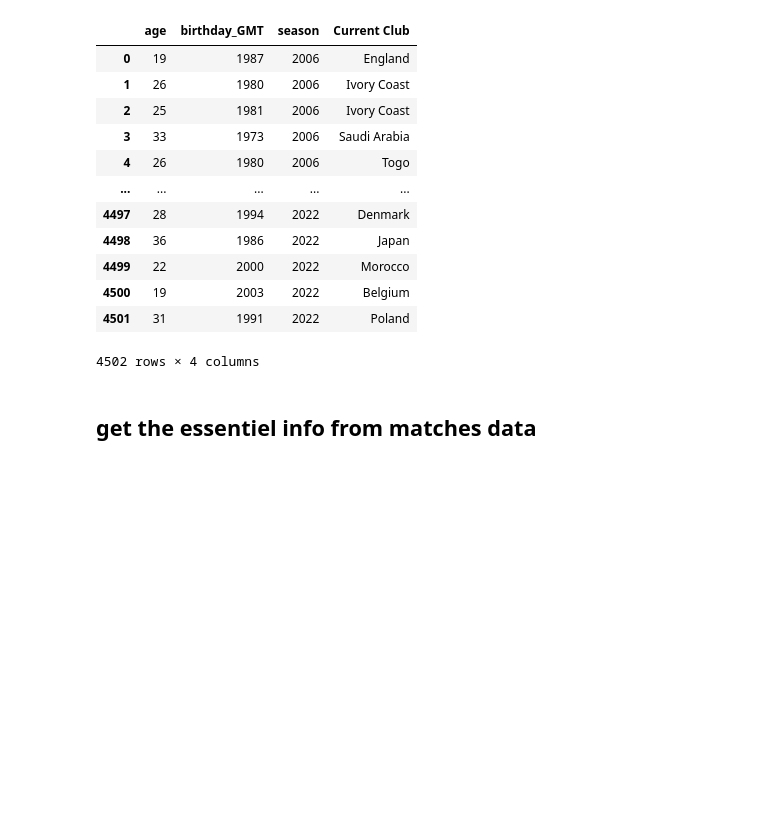
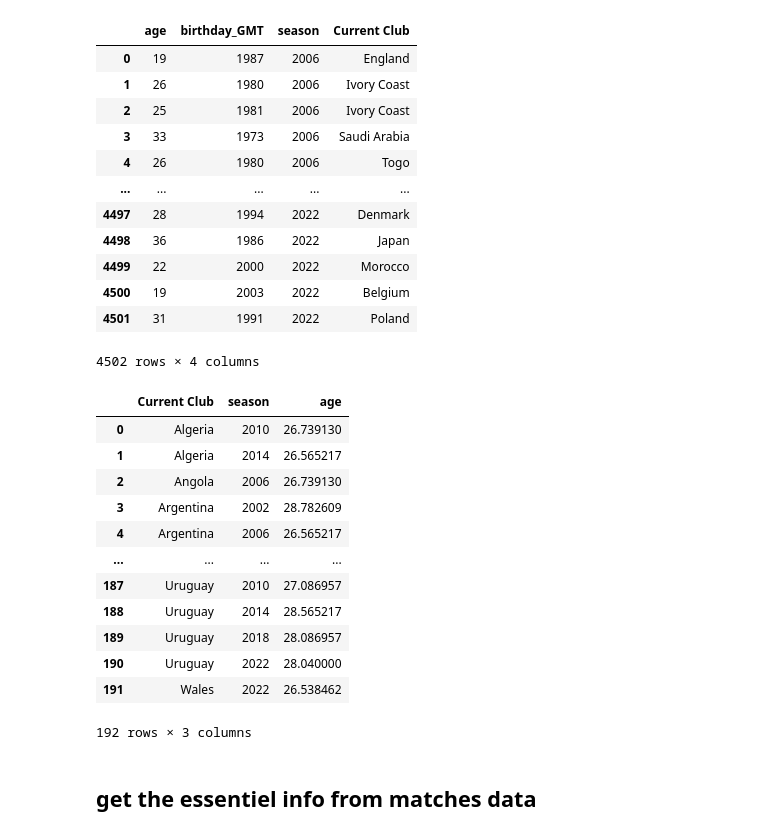
Before and after one commit to yacinemebarki/world_cup_2026_live_prediction, a Jupyter notebook: model_dataExploration/model.ipynb, the cells around one changed output. Saved outputs shown, nothing was run; the diff lists cells and outputs as text; code cells hidden in the pictures; blank space fills up the shorter version.

```diff
--- a/model_dataExploration/model.ipynb
+++ b/model_dataExploration/model.ipynb
@@ -206,6 +206,24 @@ players
 | 4500 | 19 | 2003 | 2022 | Belgium |
 | 4501 | 31 | 1991 | 2022 | Poland |
 4502 rows × 4 columns
+# %%
+players=players.groupby(["Current Club","season"])["age"].mean()
+players=players.reset_index()
+players
+# %% [output]
+|  | Current Club | season | age |
+| 0 | Algeria | 2010 | 26.739130 |
+| 1 | Algeria | 2014 | 26.565217 |
+| 2 | Angola | 2006 | 26.739130 |
+| 3 | Argentina | 2002 | 28.782609 |
+| 4 | Argentina | 2006 | 26.565217 |
+| ... | ... | ... | ... |
+| 187 | Uruguay | 2010 | 27.086957 |
+| 188 | Uruguay | 2014 | 28.565217 |
+| 189 | Uruguay | 2018 | 28.086957 |
+| 190 | Uruguay | 2022 | 28.040000 |
+| 191 | Wales | 2022 | 26.538462 |
+192 rows × 3 columns
 # %% [markdown]
 ## get the essentiel info from matches data
 # %%
```
Also changed, not shown: parts of 8 cells of this notebook.
